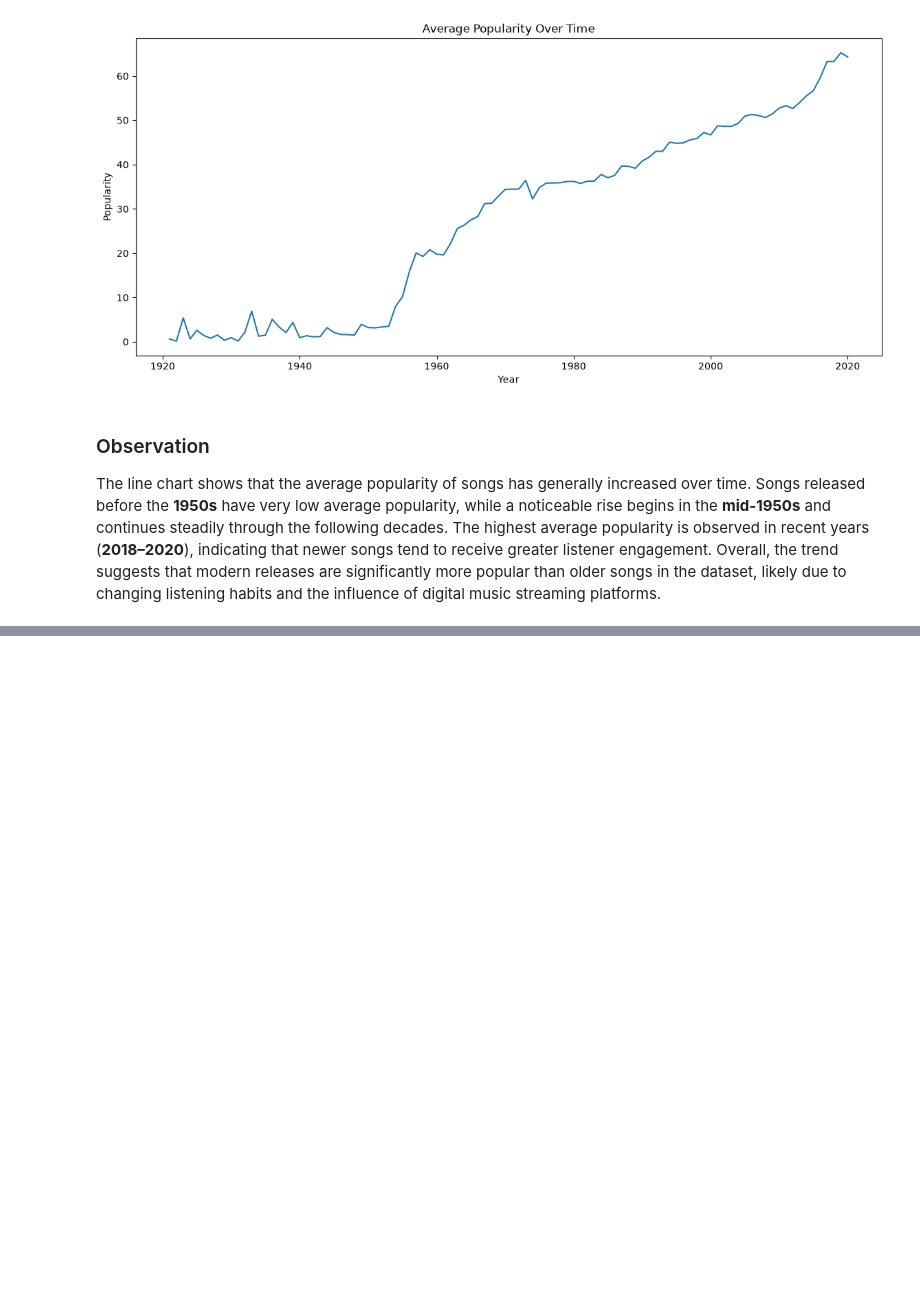
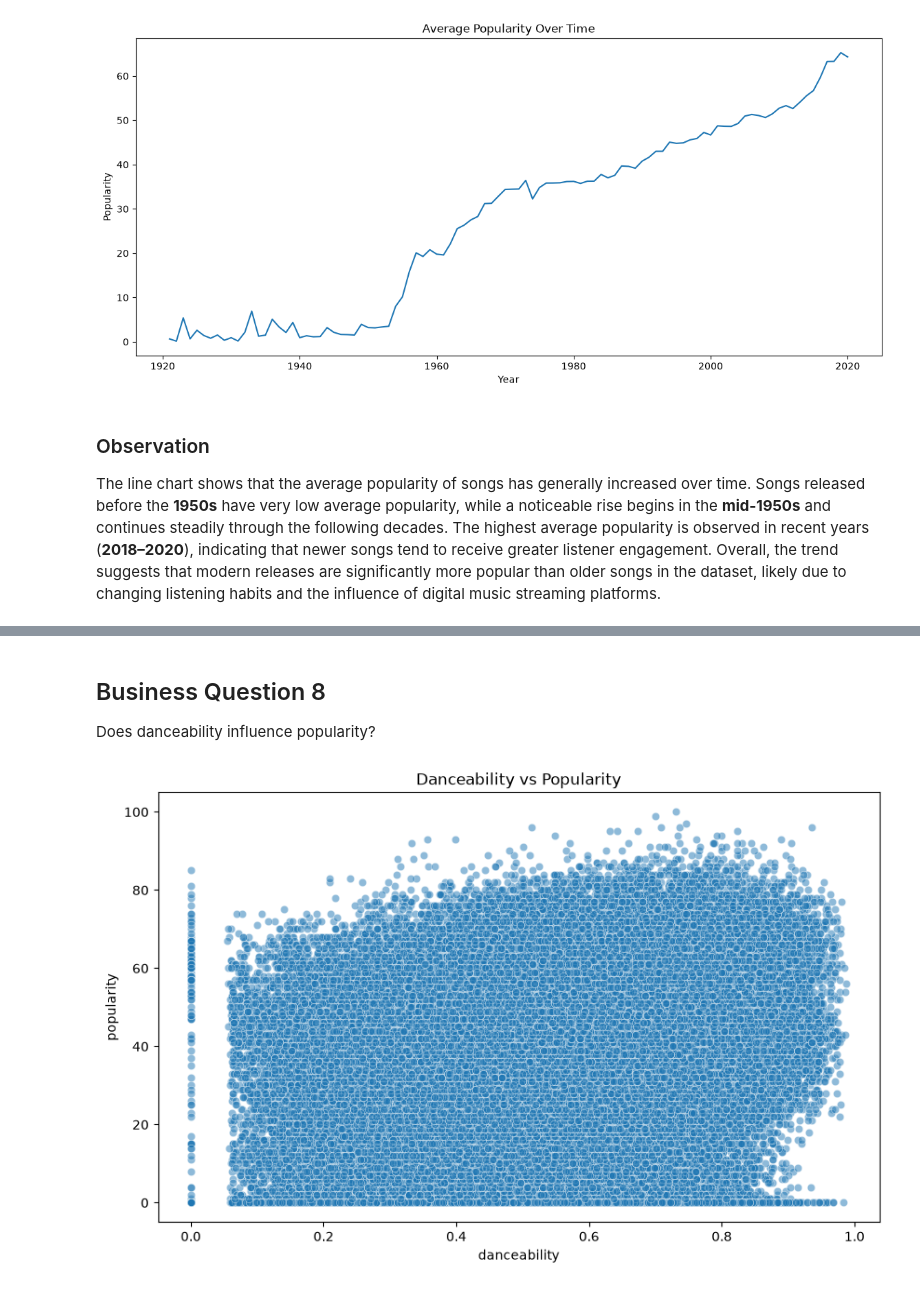
Before and after one commit to acelin009/spotify-analyse, a Jupyter notebook: notebooks/03_EDA.ipynb, the cells around one changed output, grey strips where cells are left out. Cells and saved outputs as stored; diff of their text form; code cells hidden in the pictures; blank space fills up the shorter version.

Commit message:
Complete exploratory data analysis

```diff
--- a/notebooks/03_EDA.ipynb
+++ b/notebooks/03_EDA.ipynb
@@ -176,0 +275,19 @@ The line chart shows that the average popularity of songs has generally increase
+# %% [markdown]
+## Business Question 8
+
+Does danceability influence popularity?
+# %%
+plt.figure(figsize=(10,6))
+
+sns.scatterplot(
+    data=songs,
+    x="danceability",
+    y="popularity",
+    alpha=0.5
+)
+
+plt.title("Danceability vs Popularity")
+
+plt.show()
+# %% [output]
+[figure, added]
```
Also changed, not shown: parts of 32 cells of this notebook.
